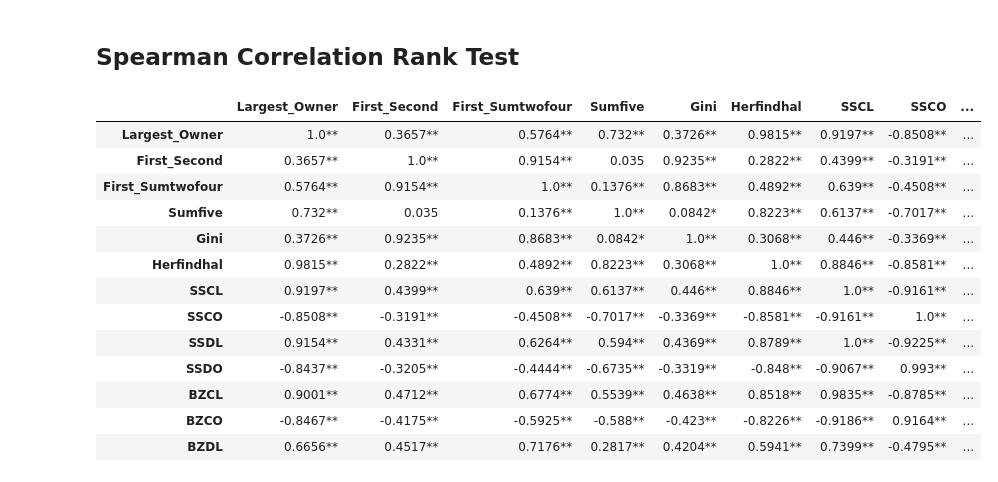
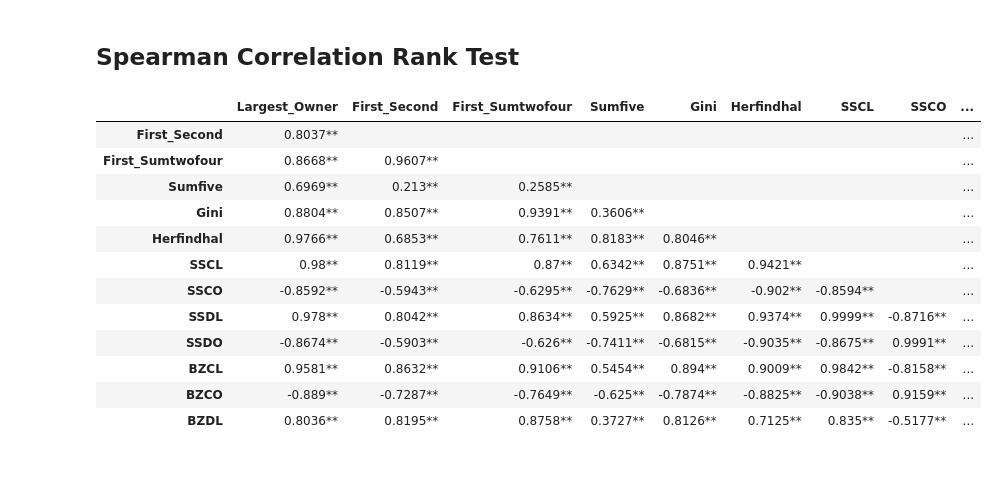
Before and after one commit to MahdiShahrabi/Ownership-Concentration-Measures-in-TSE, a Jupyter notebook: Statistical Tests/StatTests.ipynb, the cells around one changed output. Cells and saved outputs as stored; diff of their text form; code cells hidden in the pictures.

```diff
--- a/Statistical Tests/StatTests.ipynb
+++ b/Statistical Tests/StatTests.ipynb
@@ -20,0 +53,6 @@ OC_list = ['Largest_Owner','First_Second','First_Sumtwofour','Sumfive',
+# %%
+df.loc[df['SSCO']==np.inf,'SSCO'] = np.nan
+df.loc[df['Num_holders']==1,'First_Second'] = np.nan
+df.loc[df['Num_holders']<4,'First_Sumtwofour'] = np.nan
+df.loc[df['Num_holders']==1,'Gini'] = np.nan
+df.loc[df['Num_holders']<5,'Sumfive'] = np.nan
@@ -99,43 +143,44 @@ out.to_csv('Wilcoxon_p.csv')
 # %%
 out = pd.DataFrame()
 out_list = list()
 
-for i in range(len(OC_list)):
+for i in range(len(OC_list)-1):
     x = df[OC_list[i]]
 
-    for j in range(len(OC_list)):
+    for j in range(1,len(OC_list)):
         y = df[OC_list[j]]
 
         zipped = [ (a,b) for a,b in zip(x,y) if a is not np.nan and b is not np.nan]
         x =  [a for a,b in zipped]
         y =  [b for a,b in zipped]
 
-        rho,p = stats.spearmanr(x,y,nan_policy='omit')
-        if p<0.05 and p>0.01:
-            out.loc[OC_list[j],OC_list[i]] = str(np.round(rho,4))+'*'
-        elif p<0.01:
-            out.loc[OC_list[j],OC_list[i]] = str(np.round(rho,4))+'**'
+        if j>i:
+            rho,p = stats.spearmanr(x,y,nan_policy='omit')
+            if p<0.05 and p>0.01:
+                out.loc[OC_list[j],OC_list[i]] = str(np.round(rho,4))+'*'
+            elif p<0.01:
+                out.loc[OC_list[j],OC_list[i]] = str(np.round(rho,4))+'**'
+            else:
+                out.loc[OC_list[j],OC_list[i]] = str(np.round(rho,4))
+
+            out_list.append([OC_list[j],OC_list[i],w,p])
         else:
-            out.loc[OC_list[j],OC_list[i]] = str(np.round(rho,4))
-
-        out_list.append([OC_list[j],OC_list[i],w,p])
-
+            out.loc[OC_list[j],OC_list[i]] = ''
 out
 
 os.chdir(r"C:\Users\Mahdi\OneDrive\Master Thesis\Data")
-out.to_csv('Spearman_p.csv')
+out.to_csv('Spearman.csv')
 # %% [output]
 |  | Largest_Owner | First_Second | First_Sumtwofour | Sumfive | Gini | Herfindhal | SSCL | SSCO | ... |
-| Largest_Owner | 1.0** | 0.3657** | 0.5764** | 0.732** | 0.3726** | 0.9815** | 0.9197** | -0.8508** | ... |
-| First_Second | 0.3657** | 1.0** | 0.9154** | 0.035 | 0.9235** | 0.2822** | 0.4399** | -0.3191** | ... |
-| First_Sumtwofour | 0.5764** | 0.9154** | 1.0** | 0.1376** | 0.8683** | 0.4892** | 0.639** | -0.4508** | ... |
-| Sumfive | 0.732** | 0.035 | 0.1376** | 1.0** | 0.0842* | 0.8223** | 0.6137** | -0.7017** | ... |
-| Gini | 0.3726** | 0.9235** | 0.8683** | 0.0842* | 1.0** | 0.3068** | 0.446** | -0.3369** | ... |
-| Herfindhal | 0.9815** | 0.2822** | 0.4892** | 0.8223** | 0.3068** | 1.0** | 0.8846** | -0.8581** | ... |
-| SSCL | 0.9197** | 0.4399** | 0.639** | 0.6137** | 0.446** | 0.8846** | 1.0** | -0.9161** | ... |
-| SSCO | -0.8508** | -0.3191** | -0.4508** | -0.7017** | -0.3369** | -0.8581** | -0.9161** | 1.0** | ... |
-| SSDL | 0.9154** | 0.4331** | 0.6264** | 0.594** | 0.4369** | 0.8789** | 1.0** | -0.9225** | ... |
-| SSDO | -0.8437** | -0.3205** | -0.4444** | -0.6735** | -0.3319** | -0.848** | -0.9067** | 0.993** | ... |
-| BZCL | 0.9001** | 0.4712** | 0.6774** | 0.5539** | 0.4638** | 0.8518** | 0.9835** | -0.8785** | ... |
-| BZCO | -0.8467** | -0.4175** | -0.5925** | -0.588** | -0.423** | -0.8226** | -0.9186** | 0.9164** | ... |
-| BZDL | 0.6656** | 0.4517** | 0.7176** | 0.2817** | 0.4204** | 0.5941** | 0.7399** | -0.4795** | ... |
+| First_Second | 0.8037** |  |  |  |  |  |  |  | ... |
+| First_Sumtwofour | 0.8668** | 0.9607** |  |  |  |  |  |  | ... |
+| Sumfive | 0.6969** | 0.213** | 0.2585** |  |  |  |  |  | ... |
+| Gini | 0.8804** | 0.8507** | 0.9391** | 0.3606** |  |  |  |  | ... |
+| Herfindhal | 0.9766** | 0.6853** | 0.7611** | 0.8183** | 0.8046** |  |  |  | ... |
+| SSCL | 0.98** | 0.8119** | 0.87** | 0.6342** | 0.8751** | 0.9421** |  |  | ... |
+| SSCO | -0.8592** | -0.5943** | -0.6295** | -0.7629** | -0.6836** | -0.902** | -0.8594** |  | ... |
+| SSDL | 0.978** | 0.8042** | 0.8634** | 0.5925** | 0.8682** | 0.9374** | 0.9999** | -0.8716** | ... |
+| SSDO | -0.8674** | -0.5903** | -0.626** | -0.7411** | -0.6815** | -0.9035** | -0.8675** | 0.9991** | ... |
+| BZCL | 0.9581** | 0.8632** | 0.9106** | 0.5454** | 0.894** | 0.9009** | 0.9842** | -0.8158** | ... |
+| BZCO | -0.889** | -0.7287** | -0.7649** | -0.625** | -0.7874** | -0.8825** | -0.9038** | 0.9159** | ... |
+| BZDL | 0.8036** | 0.8195** | 0.8758** | 0.3727** | 0.8126** | 0.7125** | 0.835** | -0.5177** | ... |
```
Also changed, not shown: parts of 8 cells of this notebook, 14 other files.
